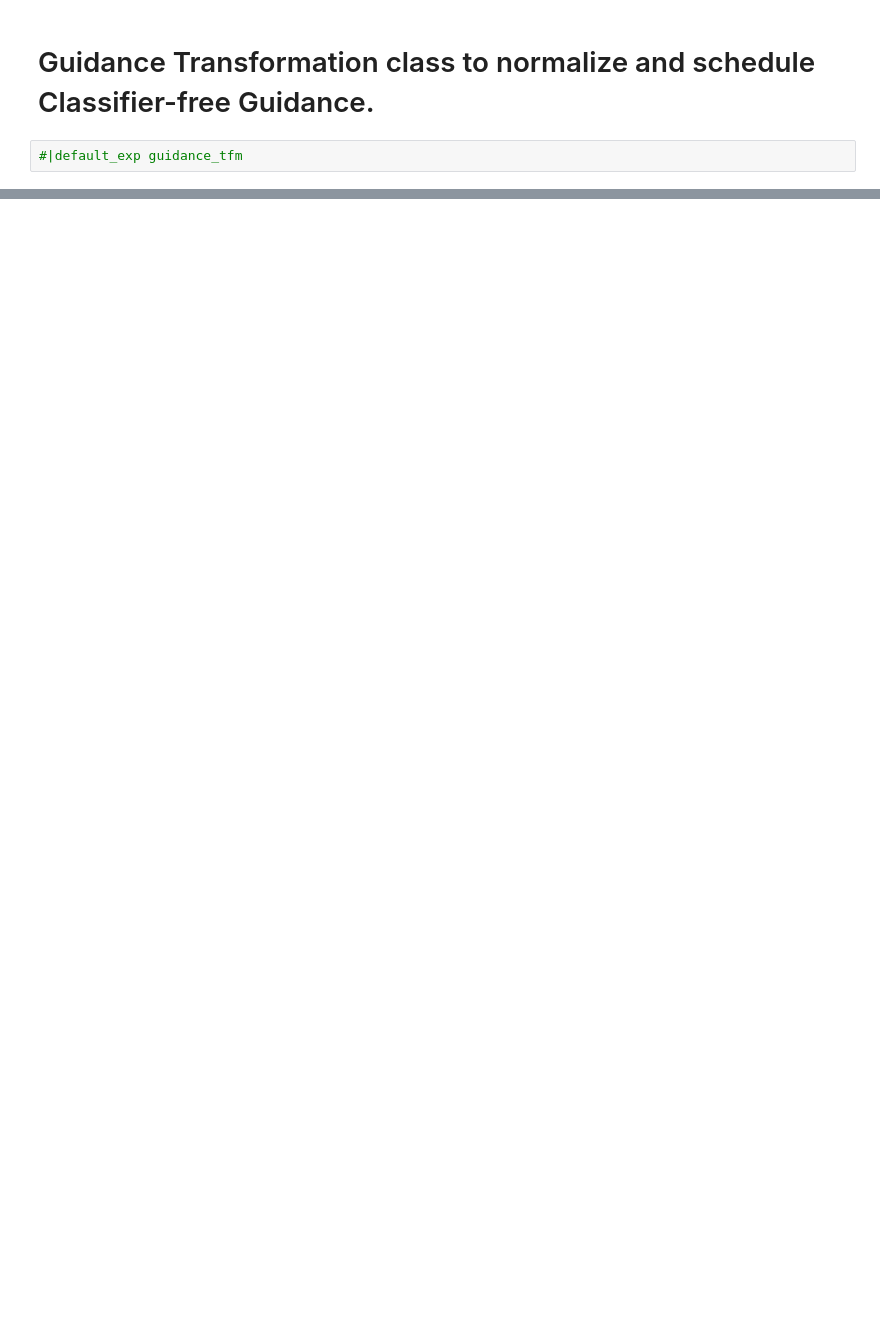
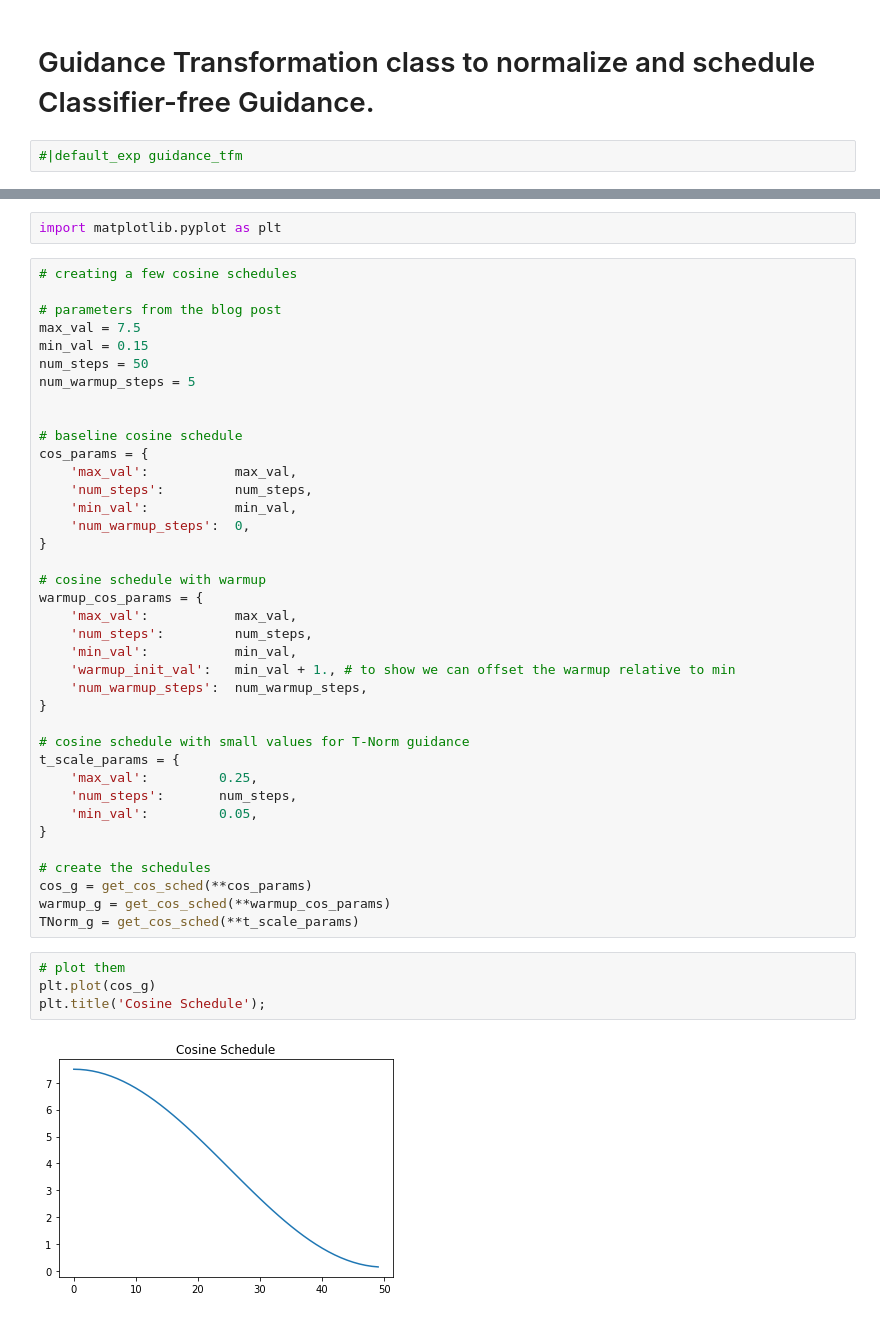
Before and after one commit to enzokro/chaski, a Jupyter notebook: nbs/api/guidance_tfm.ipynb, the cells around one changed output, grey strips where cells are left out. Cells and saved outputs as stored; diff of their text form; blank space fills up the shorter version.

Commit message:
update posts and api

```diff
--- a/nbs/api/guidance_tfm.ipynb
+++ b/nbs/api/guidance_tfm.ipynb
@@ -59,0 +148,46 @@ class FullNormGuidance(TNormGuidance, BaseNormGuidance):
+# %%
+import matplotlib.pyplot as plt
+# %%
+# creating a few cosine schedules
+
+# parameters from the blog post
+max_val = 7.5
+min_val = 0.15
+num_steps = 50
+num_warmup_steps = 5
+
+
+# baseline cosine schedule
+cos_params = {
+    'max_val':           max_val,
+    'num_steps':         num_steps,
+    'min_val':           min_val,
+    'num_warmup_steps':  0,
+}
+
+# cosine schedule with warmup
+warmup_cos_params = {
+    'max_val':           max_val,
+    'num_steps':         num_steps,
+    'min_val':           min_val,
+    'warmup_init_val':   min_val + 1., # to show we can offset the warmup relative to min
+    'num_warmup_steps':  num_warmup_steps,
+}
+
+# cosine schedule with small values for T-Norm guidance
+t_scale_params = {
+    'max_val':         0.25,
+    'num_steps':       num_steps,
+    'min_val':         0.05,
+}
+
+# create the schedules
+cos_g = get_cos_sched(**cos_params)
+warmup_g = get_cos_sched(**warmup_cos_params)
+TNorm_g = get_cos_sched(**t_scale_params)
+# %%
+# plot them
+plt.plot(cos_g)
+plt.title('Cosine Schedule');
+# %% [output]
+[figure, added]
```
Also changed, not shown: parts of 8 cells of this notebook, 6 other files.
